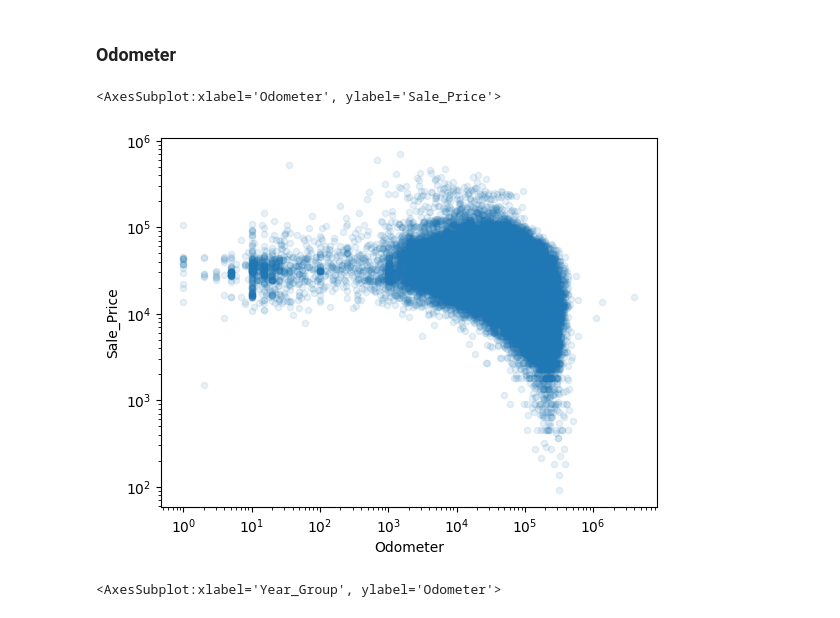
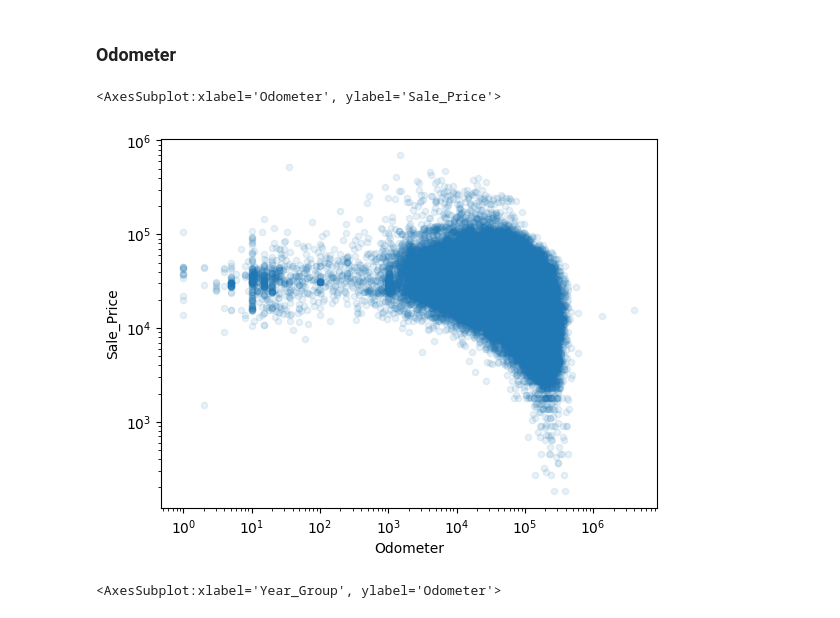
Before and after one commit to bibinmjose/auto-sale-pred, a Jupyter notebook: eda.ipynb, the cells around one changed output. Cells and saved outputs as stored; diff of their text form; code cells hidden in the pictures.

```diff
--- a/eda.ipynb
+++ b/eda.ipynb
@@ -242,9 +248,9 @@ raw_sale.loc[_fltr3,:].groupby('Region_Description')[['Odometer']].describe().ro
 ### Odometer
 # %%
 # does odometer reading influence sale_price
-raw_sale.plot.scatter(x='Odometer',y='Sale_Price',loglog=True ,alpha=0.1)
+raw_sale.loc[_fltr3,:].plot.scatter(x='Odometer',y='Sale_Price',loglog=True ,alpha=0.1)
 # seems like sudden drop in sale price after a threshold of odometer, non-linear models
 # %% [output]
 <AxesSubplot:xlabel='Odometer', ylabel='Sale_Price'>
-[figure, old version]
+[figure, new version]
 # %%
```
Also changed, not shown: parts of 22 cells of this notebook.
